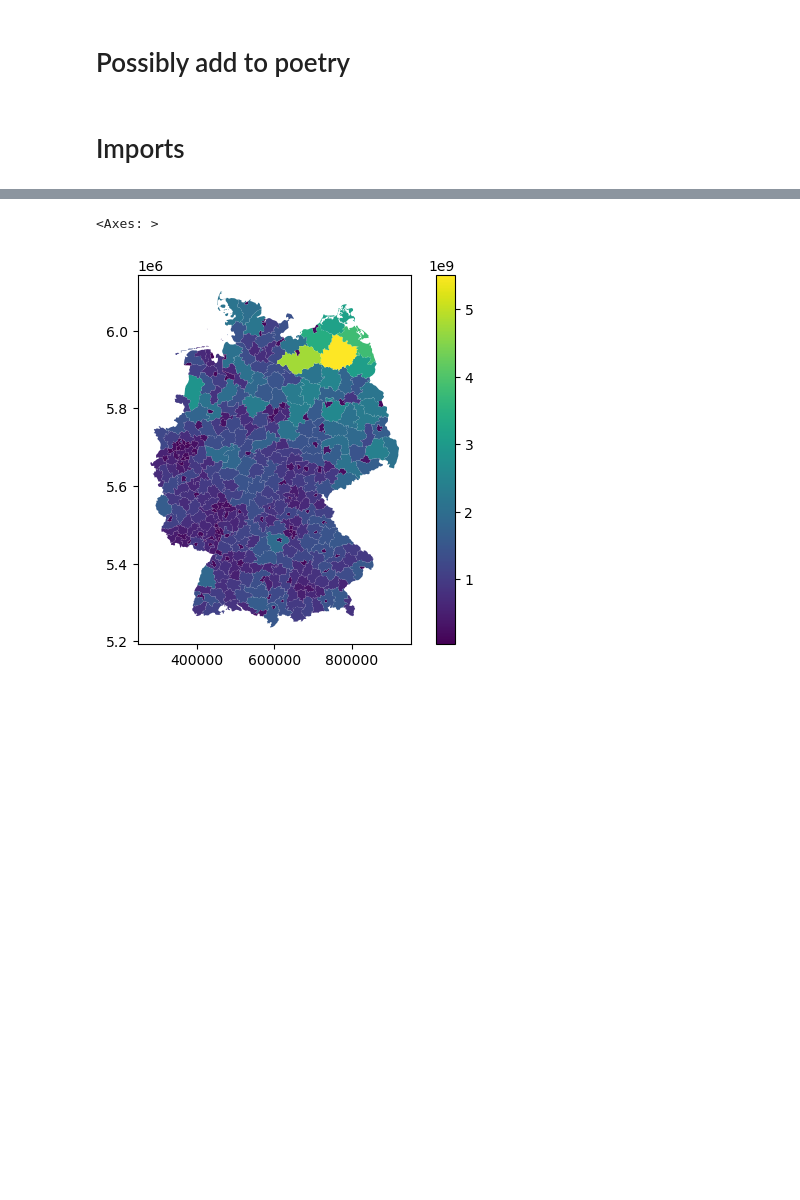
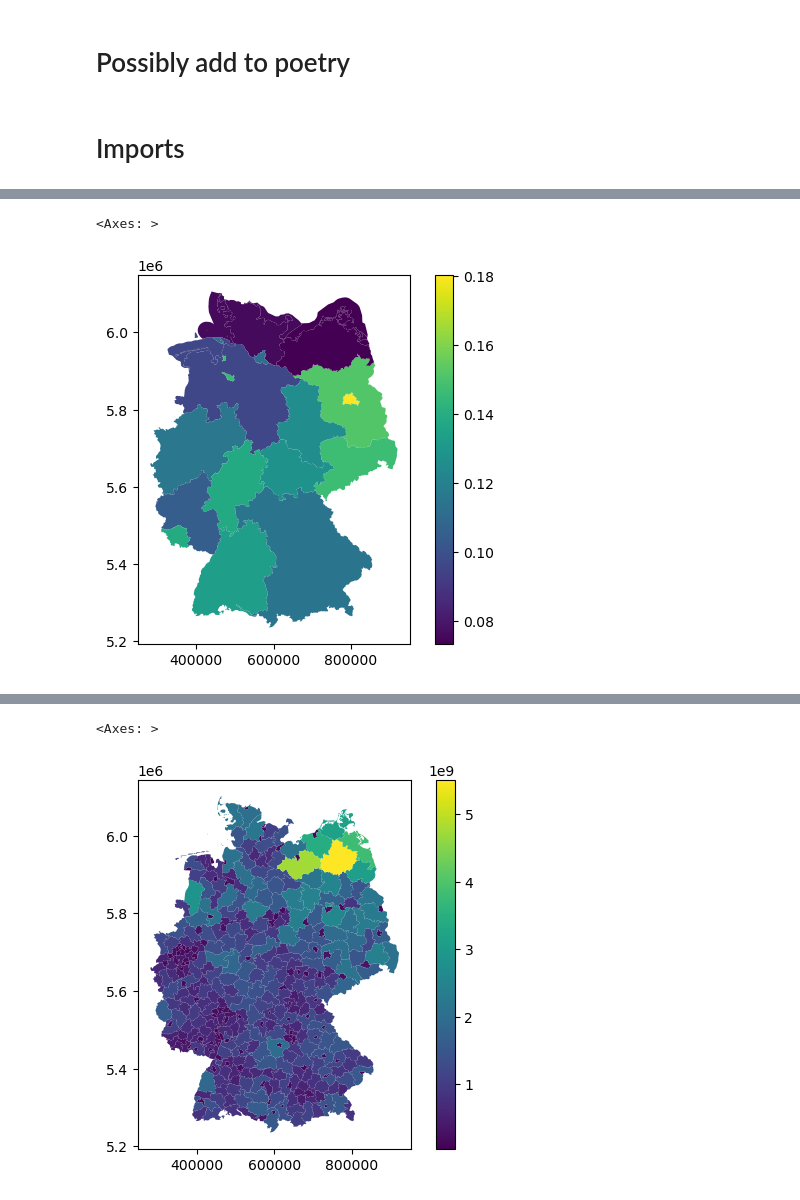
Before and after one commit to CorrelAid/pystatis, a Jupyter notebook: nb/02_Geo_visualization_example.ipynb, the cells around one changed output, grey strips where cells are left out. Cells and saved outputs as stored; diff of their text form; code cells hidden in the pictures; blank space fills up the shorter version.

```diff
--- a/nb/02_Geo_visualization_example.ipynb
+++ b/nb/02_Geo_visualization_example.ipynb
@@ -15,0 +164,5 @@ from pystatis import Table
+# %%
+year=2015
+
+gdf_merged = pd.merge(left=gdf, right=ratio_international[ratio_international.year==year], left_on='AGS', right_on='Kreise und kreisfreie Städte_Code')
+gdf_merged.ratio_international
@@ -15,0 +187,5 @@ from pystatis import Table
+# %%
+gdf_merged.plot('ratio_international',legend=True, missing_kwds={'color': 'lightgrey'})
+# %% [output]
+<Axes: >
+[figure, added]
```
Also changed, not shown: parts of 56 cells of this notebook, 1 other file.
